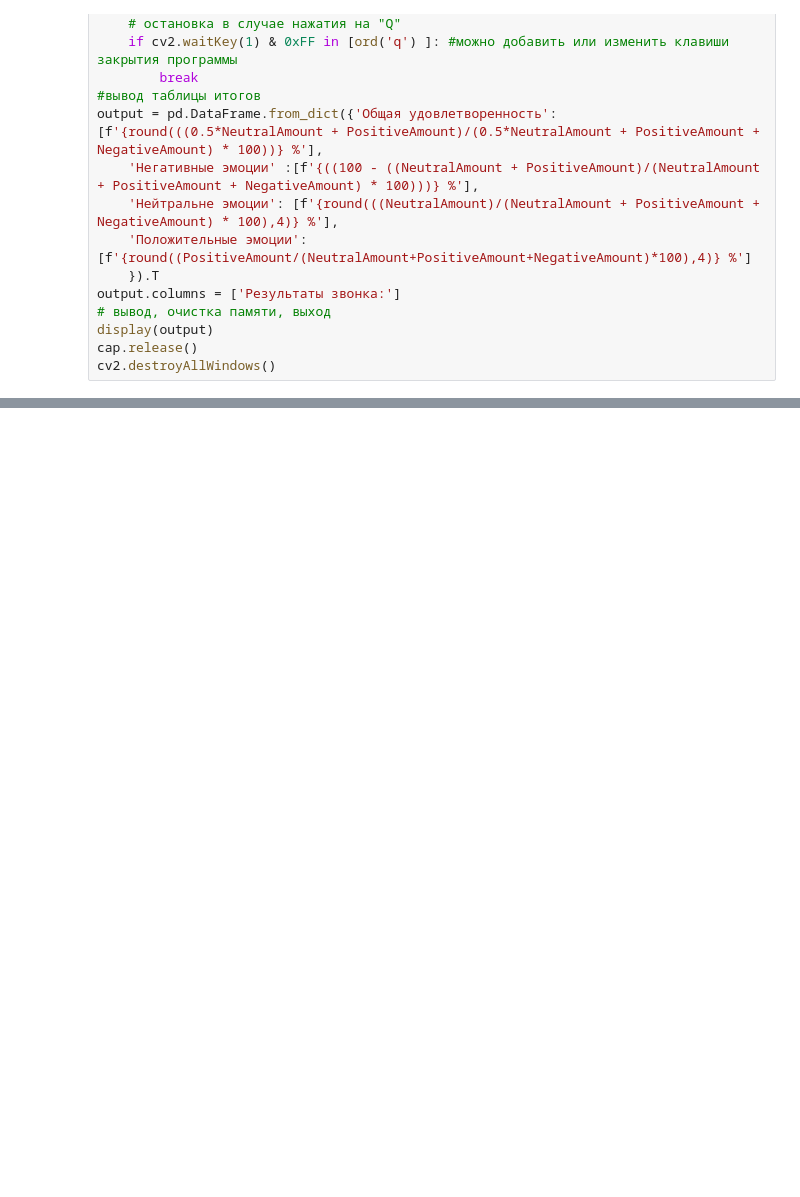
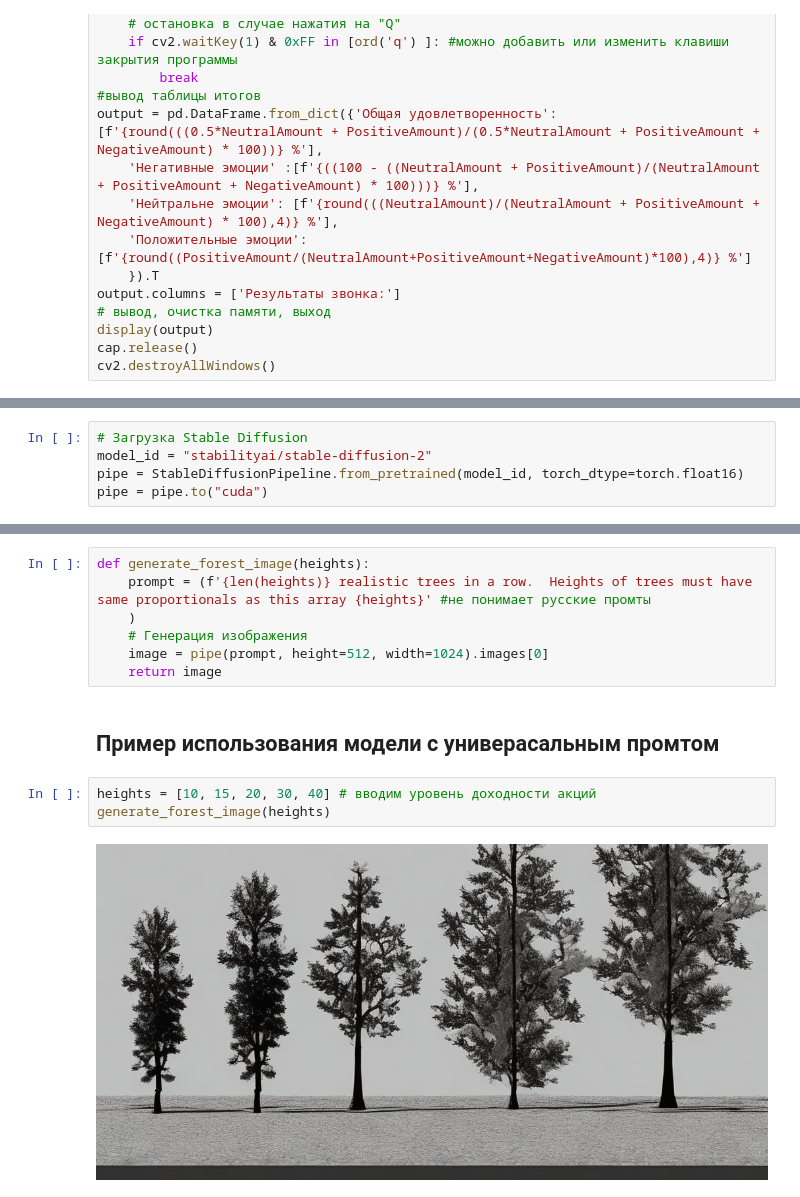
Before and after one commit to Adam14b/EmotionalRecognition-ImageGenerator, a Jupyter notebook: Prototype.ipynb, the cells around one changed output, grey strips where cells are left out. Drawn from its saved outputs; the diff is of its cells as text; blank space fills up the shorter version.

```diff
--- a/Prototype.ipynb
+++ b/Prototype.ipynb
@@ -159,0 +193,5 @@ cv2.destroyAllWindows()
+# %%
+# Загрузка Stable Diffusion
+model_id = "stabilityai/stable-diffusion-2"
+pipe = StableDiffusionPipeline.from_pretrained(model_id, torch_dtype=torch.float16)
+pipe = pipe.to("cuda")
@@ -159,0 +209,14 @@ cv2.destroyAllWindows()
+# %%
+def generate_forest_image(heights):
+    prompt = (f'{len(heights)} realistic trees in a row.  Heights of trees must have same proportionals as this array {heights}' #не понимает русские промты
+    )
+    # Генерация изображения
+    image = pipe(prompt, height=512, width=1024).images[0]
+    return image
+# %% [markdown]
+## Пример использования модели с универасальным промтом
+# %%
+heights = [10, 15, 20, 30, 40] # вводим уровень доходности акций
+generate_forest_image(heights)
+# %% [output]
+[figure, added]
```
Also changed, not shown: parts of 13 cells of this notebook.
